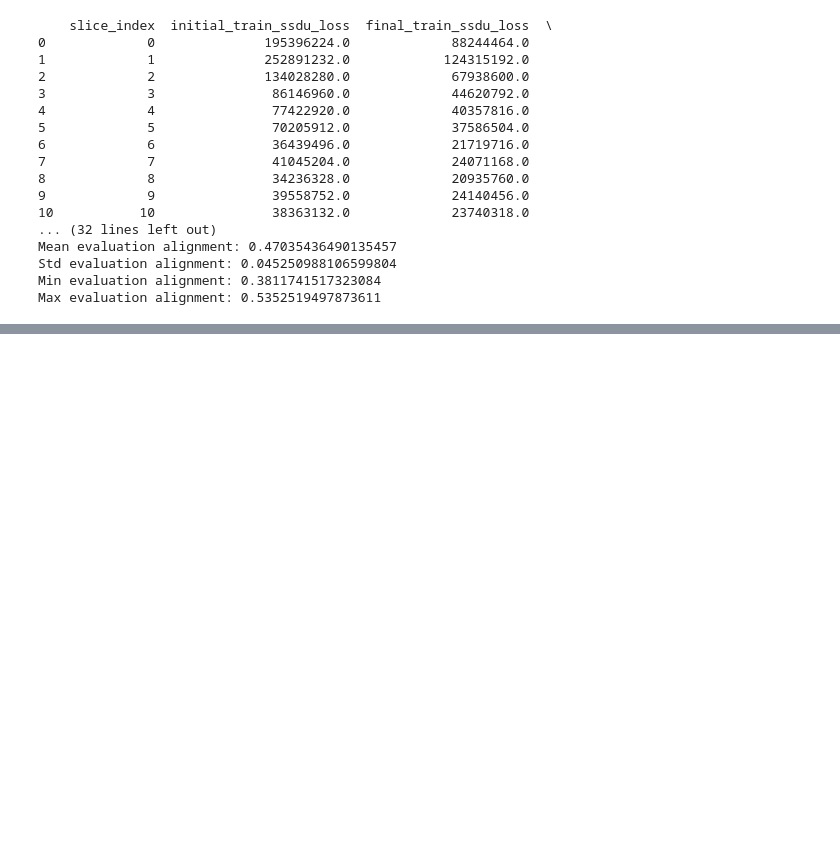
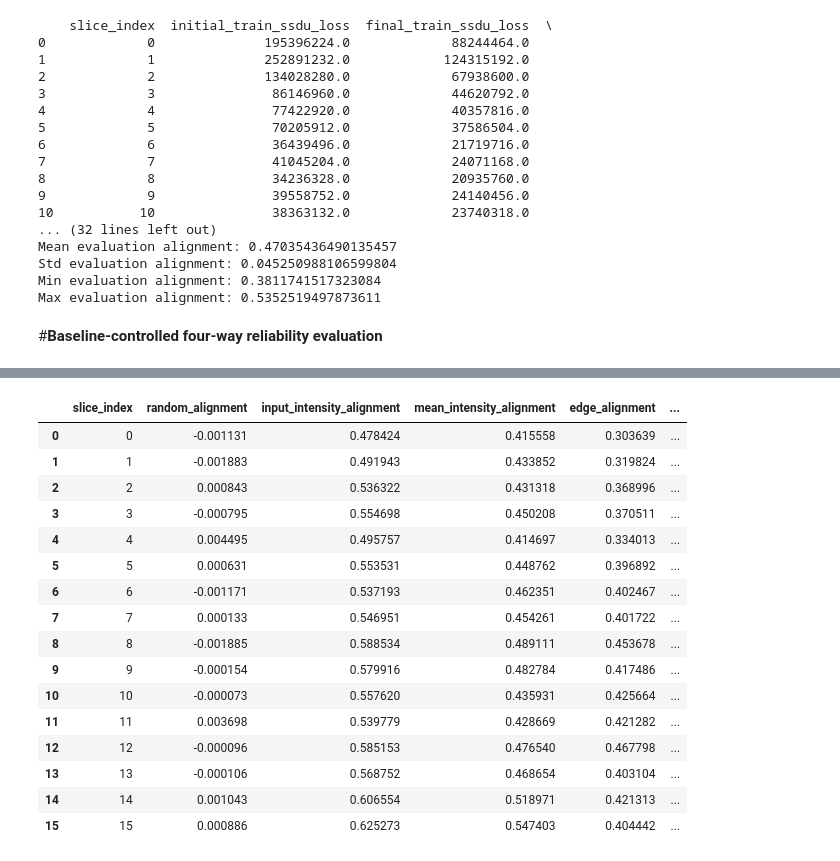
Before and after one commit to SILAS-RANSFORD-OSEI/reliability-aware-ssdu-mri, a Jupyter notebook: notebooks/03_multi_slice_reliability_check.ipynb, the cells around one changed output, grey strips where cells are left out. Drawn from its saved outputs; the diff is of its cells as text; code cells hidden in the pictures; blank space fills up the shorter version.

Commit message:
Update notebook with baseline and partial-correlation reliability analysis

```diff
--- a/notebooks/03_multi_slice_reliability_check.ipynb
+++ b/notebooks/03_multi_slice_reliability_check.ipynb
@@ -978,3 +978,61 @@ Mean evaluation alignment: 0.47035436490135457
 Std evaluation alignment: 0.045250988106599804
 Min evaluation alignment: 0.3811741517323084
 Max evaluation alignment: 0.5352519497873611
+# %% [markdown]
+#**Baseline-controlled four-way reliability evaluation**
+# %%
+def gradient_magnitude(image):
+    """
+    Compute simple gradient magnitude from a 2D image.
+    """
+    gy, gx = np.gradient(image)
+    return np.sqrt(gx**2 + gy**2)
+
+
+baseline_results = []
+
+rng = np.random.default_rng(42)
+
+for slice_index in range(kspace.shape[0]):
+    print(f"\nRunning baseline-controlled experiment on slice {slice_index}...")
+
+    result = run_four_way_reliability_experiment(
+        kspace=kspace,
+        mask=mask,
+        slice_index=slice_index,
+        coil_index=0,
+        train_fraction=0.2,
+        cal_fraction=0.1,
+        eval_fraction=0.1,
+        split_seed=42,
+        model_seed=0,
+        num_steps=50,
+        num_samples=8,
+        features=16,
+        dropout_p=0.1,
+        lr=1e-4,
+        lambda_img=1e7,
+    )
+
+    residual_eval = result["residual_energy_eval"]
+    uncertainty_map = result["uncertainty_map"]
+    mean_image = result["mean_image"]
+    x_input = result["x_input"]
+
+    random_map = rng.random(residual_eval.shape)
+    intensity_map = np.abs(mean_image)
+    input_intensity_map = np.abs(x_input)
+    edge_map = gradient_magnitude(mean_image)
+
+    baseline_results.append({
+        "slice_index": slice_index,
+        "random_alignment": map_alignment(random_map, residual_eval),
+        "input_intensity_alignment": map_alignment(input_intensity_map, residual_eval),
+        "mean_intensity_alignment": map_alignment(intensity_map, residual_eval),
+        "edge_alignment": map_alignment(edge_map, residual_eval),
+        "dropout_uncertainty_alignment": map_alignment(uncertainty_map, residual_eval),
+    })
+
+baseline_df = pd.DataFrame(baseline_results)
+baseline_df
+# %% [output]
@@ -980,0 +1056,17 @@ Max evaluation alignment: 0.5352519497873611
+|  | slice_index | random_alignment | input_intensity_alignment | mean_intensity_alignment | edge_alignment | ... |
+| 0 | 0 | -0.001131 | 0.478424 | 0.415558 | 0.303639 | ... |
+| 1 | 1 | -0.001883 | 0.491943 | 0.433852 | 0.319824 | ... |
+| 2 | 2 | 0.000843 | 0.536322 | 0.431318 | 0.368996 | ... |
+| 3 | 3 | -0.000795 | 0.554698 | 0.450208 | 0.370511 | ... |
+| 4 | 4 | 0.004495 | 0.495757 | 0.414697 | 0.334013 | ... |
+| 5 | 5 | 0.000631 | 0.553531 | 0.448762 | 0.396892 | ... |
+| 6 | 6 | -0.001171 | 0.537193 | 0.462351 | 0.402467 | ... |
+| 7 | 7 | 0.000133 | 0.546951 | 0.454261 | 0.401722 | ... |
+| 8 | 8 | -0.001885 | 0.588534 | 0.489111 | 0.453678 | ... |
+| 9 | 9 | -0.000154 | 0.579916 | 0.482784 | 0.417486 | ... |
+| 10 | 10 | -0.000073 | 0.557620 | 0.435931 | 0.425664 | ... |
+| 11 | 11 | 0.003698 | 0.539779 | 0.428669 | 0.421282 | ... |
+| 12 | 12 | -0.000096 | 0.585153 | 0.476540 | 0.467798 | ... |
+| 13 | 13 | -0.000106 | 0.568752 | 0.468654 | 0.403104 | ... |
+| 14 | 14 | 0.001043 | 0.606554 | 0.518971 | 0.421313 | ... |
+| 15 | 15 | 0.000886 | 0.625273 | 0.547403 | 0.404442 | ... |
```
Also changed, not shown: parts of 10 cells of this notebook.
